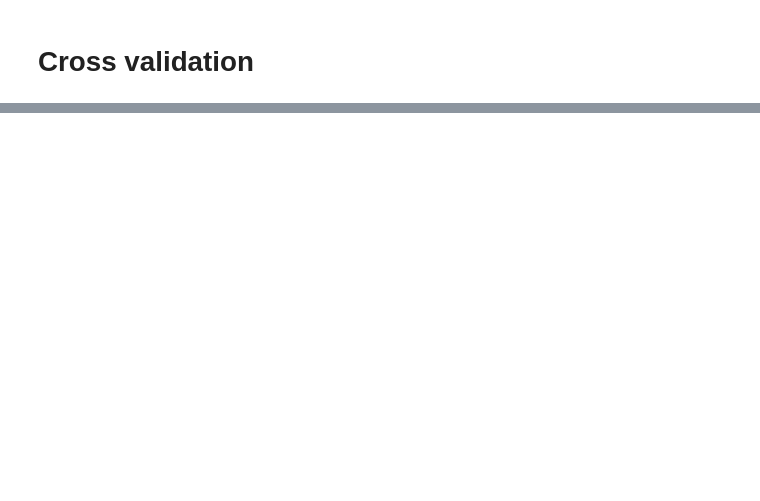
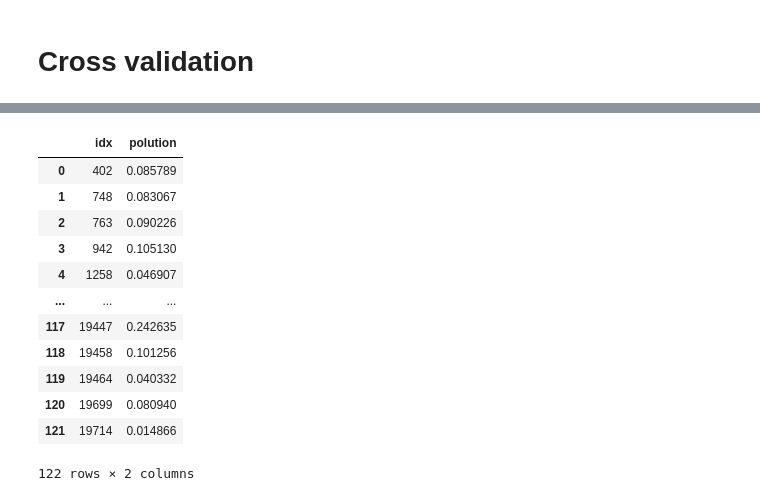
Before and after one commit to hydramst/water_pollution, a Jupyter notebook: water-pollution-lr.ipynb, the cells around one changed output, grey strips where cells are left out. Drawn from its saved outputs; the diff is of its cells as text; code cells hidden in the pictures; blank space fills up the shorter version.

```diff
--- a/water-pollution-lr.ipynb
+++ b/water-pollution-lr.ipynb
@@ -303,13 +307,25 @@ cross_val(model_Elastic, X_train, y_train)
 # %%
-model = Ridge(alpha=0.0001, max_iter=10000)
+y_predict = model.predict(test)
 
-model.fit(X_train, y_train)
+# Convert back from log scaling
+#y_predict = np.exp(y_predict)
 
-y_predict = model_Elastic.predict(test)
-
-#y_predict = np.exp(y_predict)
 Submission['polution'] = y_predict
 Submission
+# %% [output]
+|  | idx | polution |
+| 0 | 402 | 0.085789 |
+| 1 | 748 | 0.083067 |
+| 2 | 763 | 0.090226 |
+| 3 | 942 | 0.105130 |
+| 4 | 1258 | 0.046907 |
+| ... | ... | ... |
+| 117 | 19447 | 0.242635 |
+| 118 | 19458 | 0.101256 |
+| 119 | 19464 | 0.040332 |
+| 120 | 19699 | 0.080940 |
+| 121 | 19714 | 0.014866 |
+122 rows × 2 columns
 # %%
 ! rm /kaggle/working/water-pollution/Submission.csv
 ! mkdir /kaggle/working/water-pollution/
```
Also changed, not shown: parts of 15 cells of this notebook.
